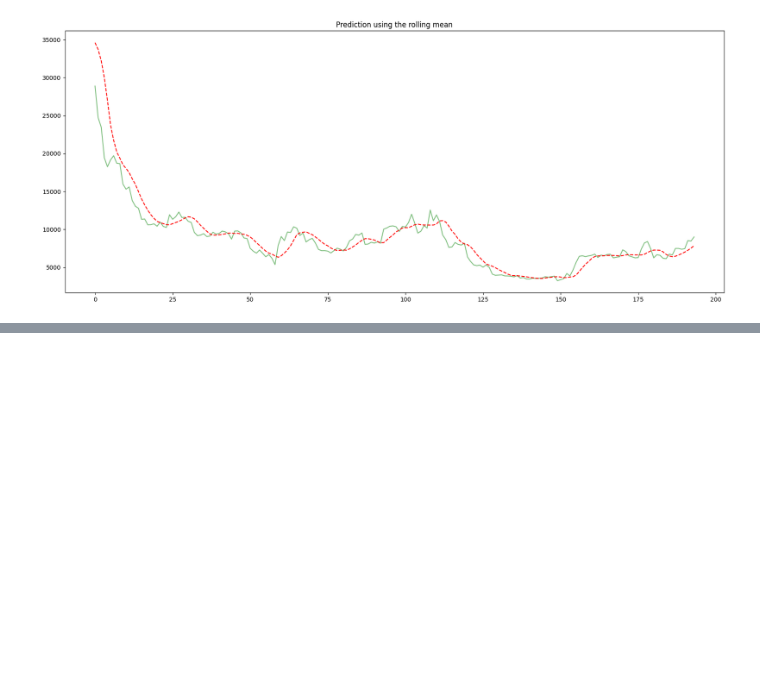
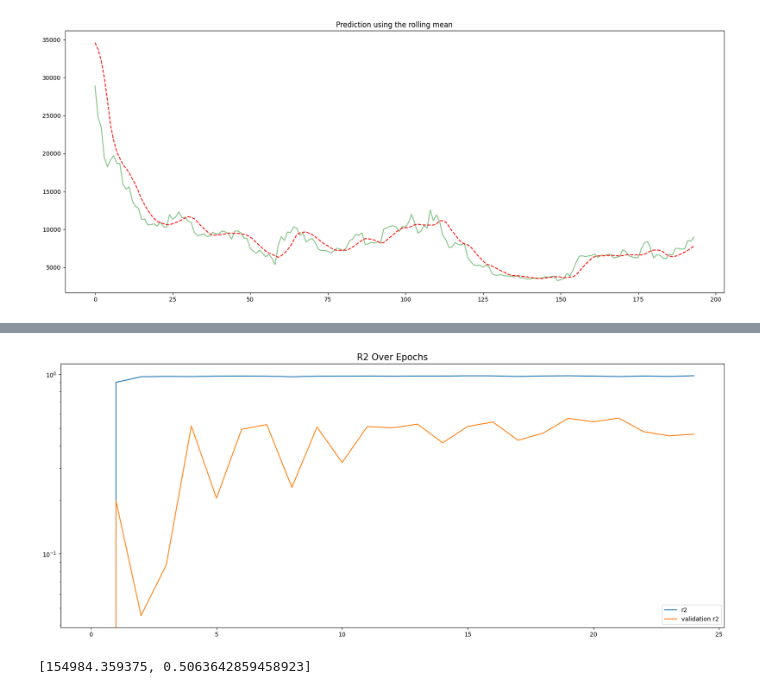
Before and after one commit to arianza1210/Data_Scientist, a Jupyter notebook: timeseries_rnn_predict.ipynb, the cells around one changed output, grey strips where cells are left out. Saved outputs shown, nothing was run; the diff lists cells and outputs as text; code cells hidden in the pictures; blank space fills up the shorter version.

```diff
--- a/timeseries_rnn_predict.ipynb
+++ b/timeseries_rnn_predict.ipynb
@@ -175,0 +296,12 @@ accuracy R2 Metric : 78.04%
+# %%
+plt.yscale('log')
+plt.plot(history.history['r2_metric'])
+plt.plot(history.history['val_r2_metric'])
+plt.title('R2 Over Epochs',size=15)
+plt.legend(['r2','validation r2']);
+# %% [output]
+[figure, added]
+# %%
+model.evaluate(X,Y, batch_size=batch_size, verbose=0)
+# %% [output]
+[154984.359375, 0.5063642859458923]
```
Also changed, not shown: parts of 24 cells of this notebook.
